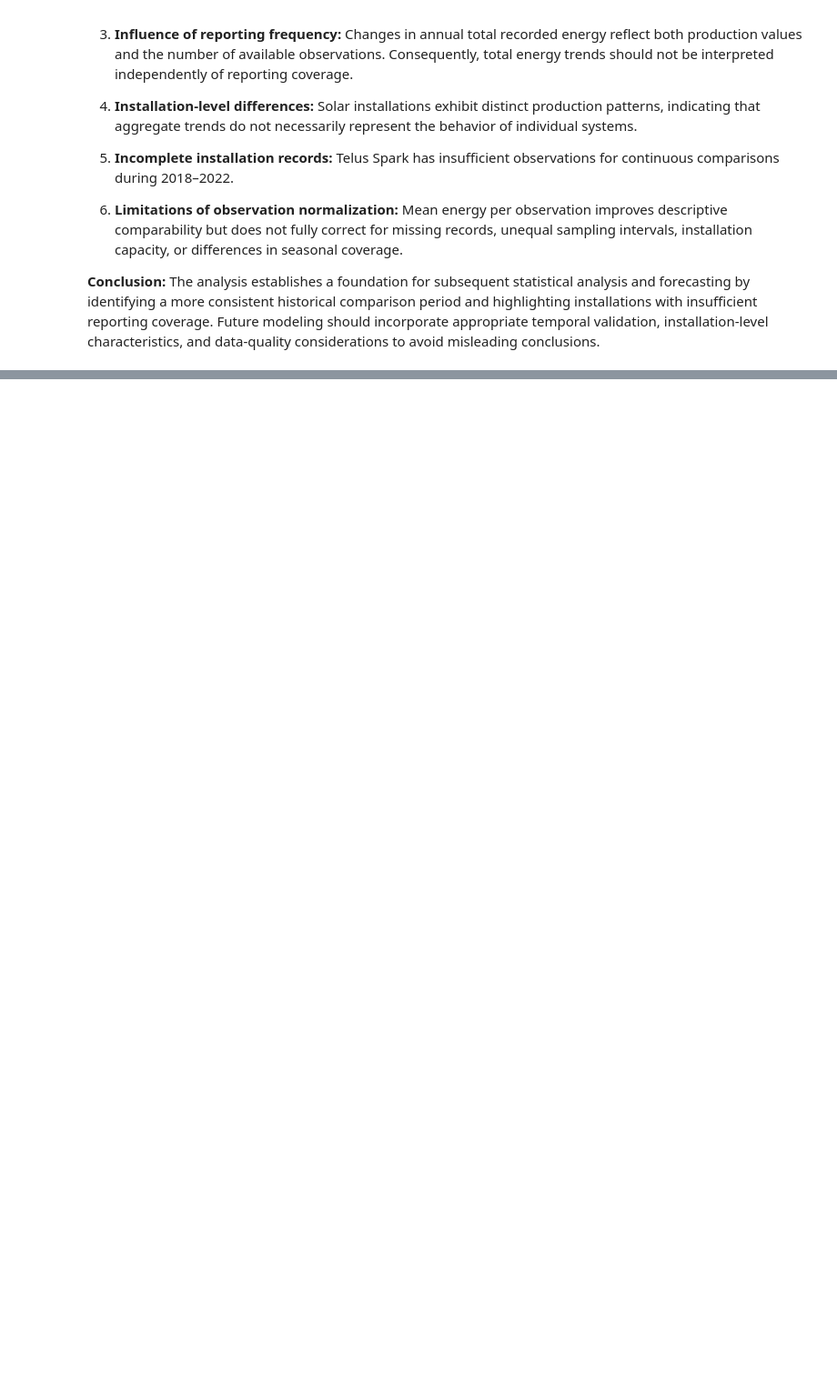
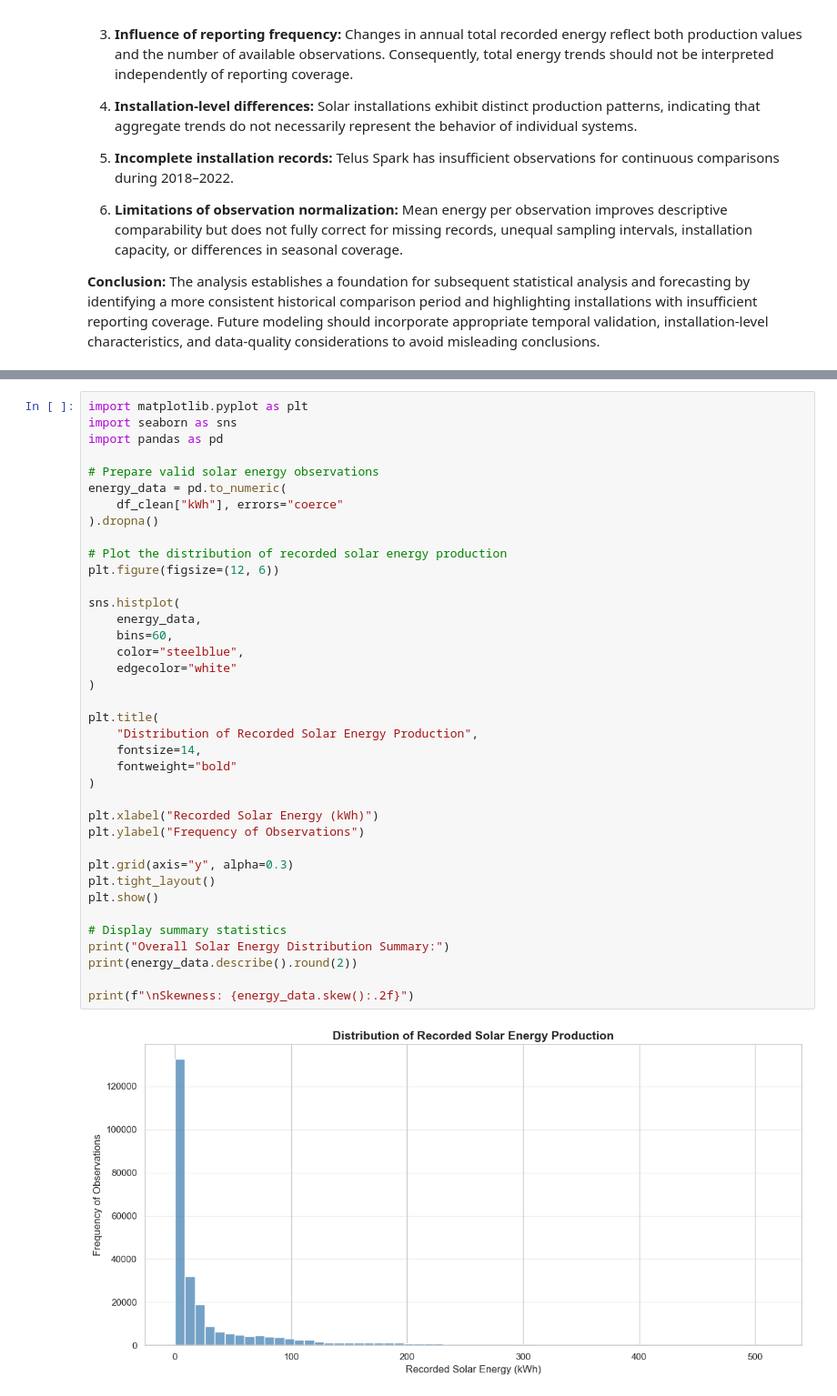
Before and after one commit to damisar/Solar-Energy-Production-Analysis, a Jupyter notebook: notebooks/solar_production_eda.ipynb, the cells around one changed output, grey strips where cells are left out. Shown at 91% size. Cells and saved outputs as stored; diff of their text form; blank space fills up the shorter version.

Commit message:
Complete solar production distribution and outlier analysis

```diff
--- a/notebooks/solar_production_eda.ipynb
+++ b/notebooks/solar_production_eda.ipynb
@@ -2972,0 +3097,40 @@ The main findings are:
+# %%
+import matplotlib.pyplot as plt
+import seaborn as sns
+import pandas as pd
+
+# Prepare valid solar energy observations
+energy_data = pd.to_numeric(
+    df_clean["kWh"], errors="coerce"
+).dropna()
+
+# Plot the distribution of recorded solar energy production
+plt.figure(figsize=(12, 6))
+
+sns.histplot(
+    energy_data,
+    bins=60,
+    color="steelblue",
+    edgecolor="white"
+)
+
+plt.title(
+    "Distribution of Recorded Solar Energy Production",
+    fontsize=14,
+    fontweight="bold"
+)
+
+plt.xlabel("Recorded Solar Energy (kWh)")
+plt.ylabel("Frequency of Observations")
+
+plt.grid(axis="y", alpha=0.3)
+plt.tight_layout()
+plt.show()
+
+# Display summary statistics
+print("Overall Solar Energy Distribution Summary:")
+print(energy_data.describe().round(2))
+
+print(f"\nSkewness: {energy_data.skew():.2f}")
+# %% [output]
+[figure, added]
```
Also changed, not shown: parts of 15 cells of this notebook.
